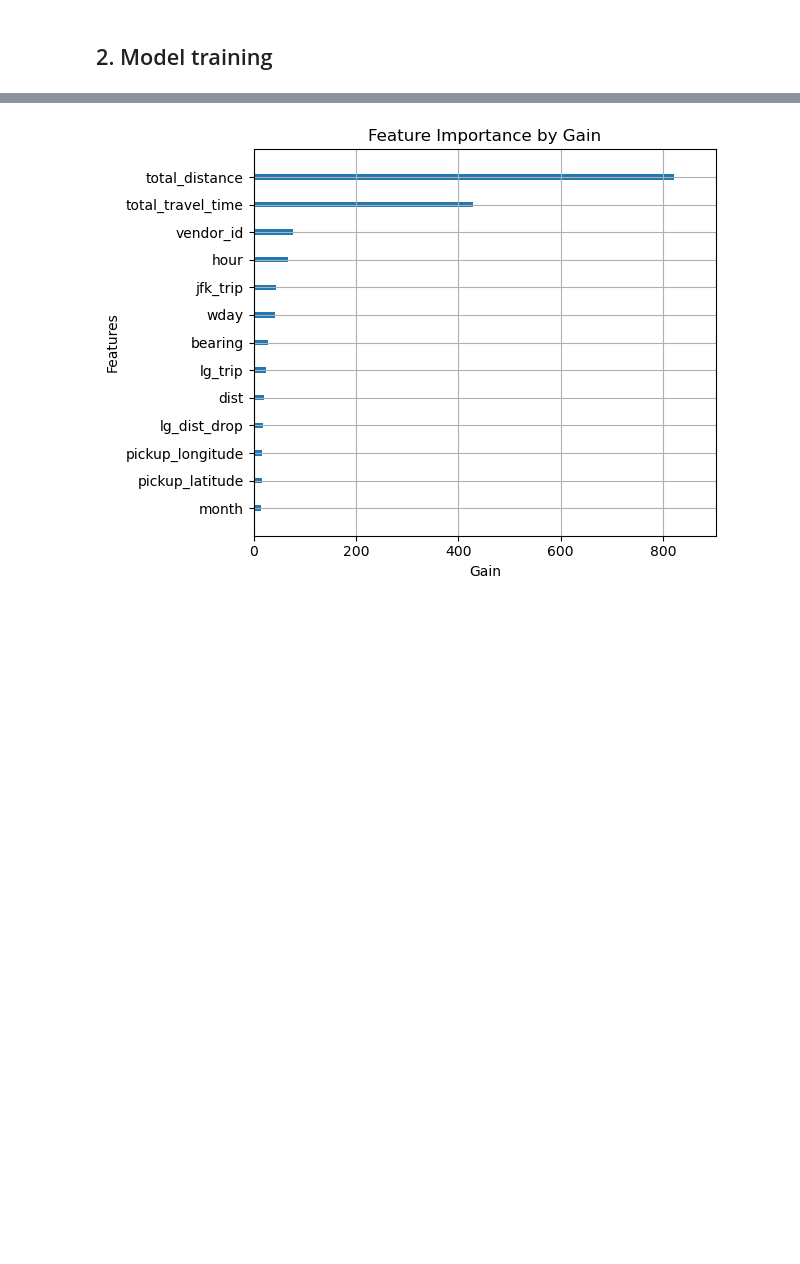
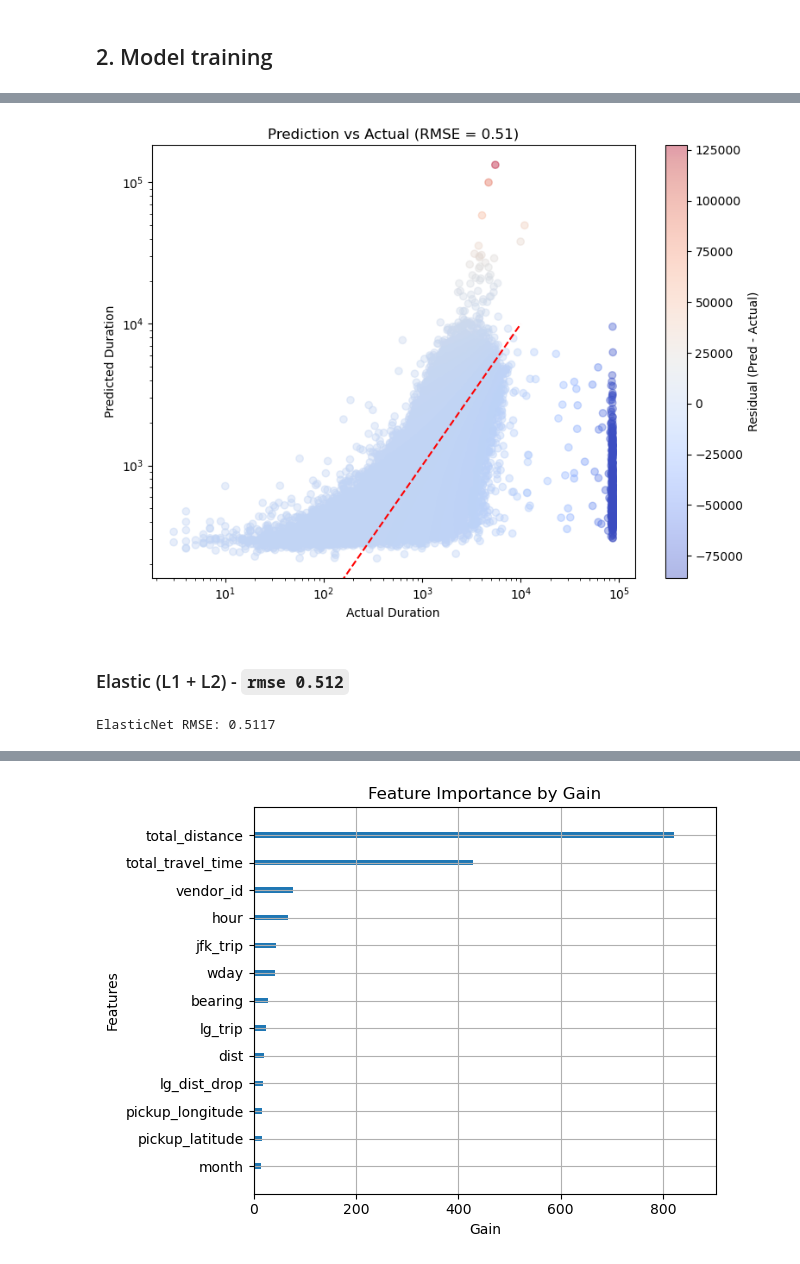
Before and after one commit to asa-eve/New-York-City-Taxi-Trip-Duration, a Jupyter notebook: ModelTraining_Tuning.ipynb, the cells around one changed output, grey strips where cells are left out. Drawn from its saved outputs; the diff is of its cells as text; code cells hidden in the pictures; blank space fills up the shorter version.

```diff
--- a/ModelTraining_Tuning.ipynb
+++ b/ModelTraining_Tuning.ipynb
@@ -260,0 +378,34 @@ def evaluate_model(model, X_train, y_train, X_valid, y_valid, name="Model"):
+# %%
+actual = np.expm1(valid_cleaned["trip_duration"])
+preds = np.expm1(lasso_preds)
+residuals = preds - actual
+
+plt.figure(figsize=(8, 6))
+plt.scatter(actual, preds, c=residuals, cmap='coolwarm', alpha=0.4)
+plt.plot([0, 10000], [0, 10000], color='red', linestyle='--')
+plt.colorbar(label="Residual (Pred - Actual)")
+plt.xlabel("Actual Duration")
+plt.ylabel("Predicted Duration")
+plt.title("Prediction vs Actual with Residuals")
+plt.xscale('log')
+plt.yscale('log')
+plt.tight_layout()
+plt.title(f"Prediction vs Actual (RMSE = {rmse:.2f})")
+plt.show()
+# %% [output]
+[figure, added]
+# %% [markdown]
+### Elastic (L1 + L2) - `rmse 0.512`
+# %%
+from sklearn.linear_model import ElasticNet
+
+elastic = ElasticNet(alpha=0.1, l1_ratio=0.5)
+
+elastic_model, elastic_preds, rmse = evaluate_model(
+    elastic,
+    foo_cleaned, train_part_cleaned['trip_duration'],
+    bar_cleaned, valid_cleaned['trip_duration'],
+    name="ElasticNet"
+)
+# %% [output]
+ElasticNet RMSE: 0.5117
```
Also changed, not shown: parts of 26 cells of this notebook, 1 other file.
